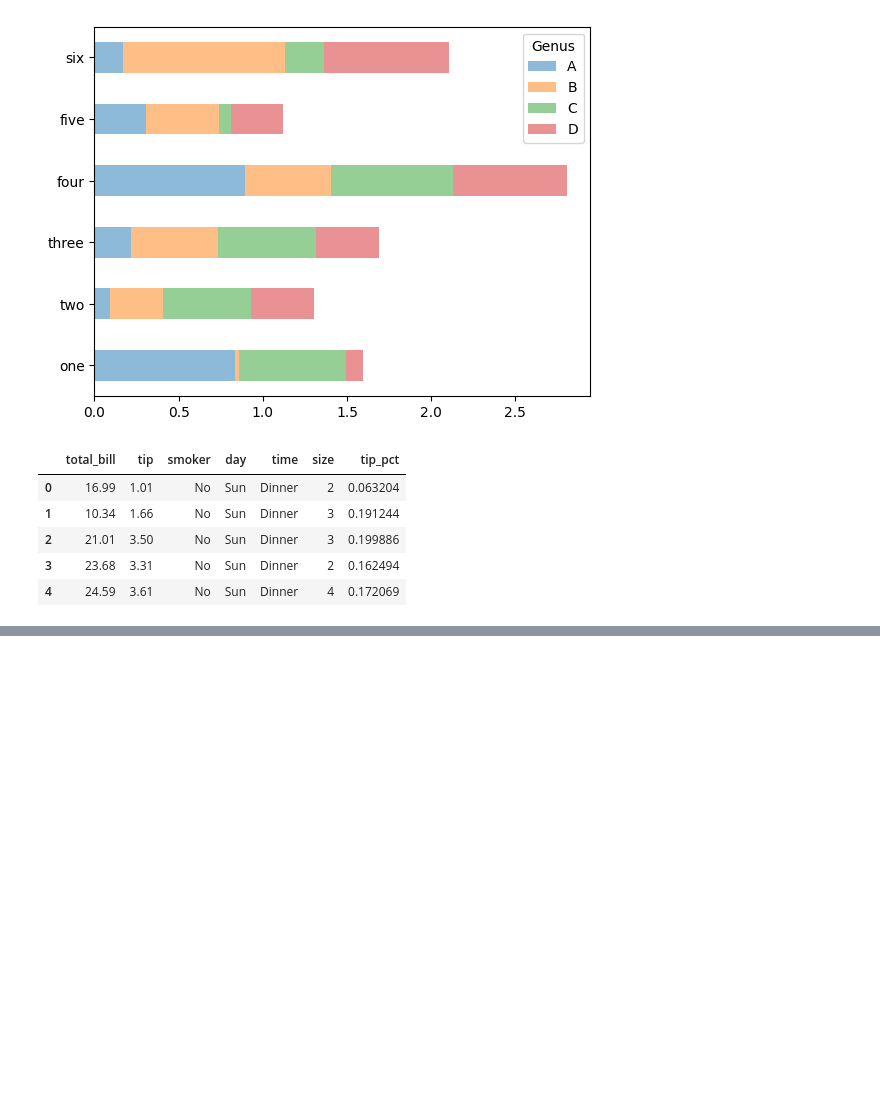
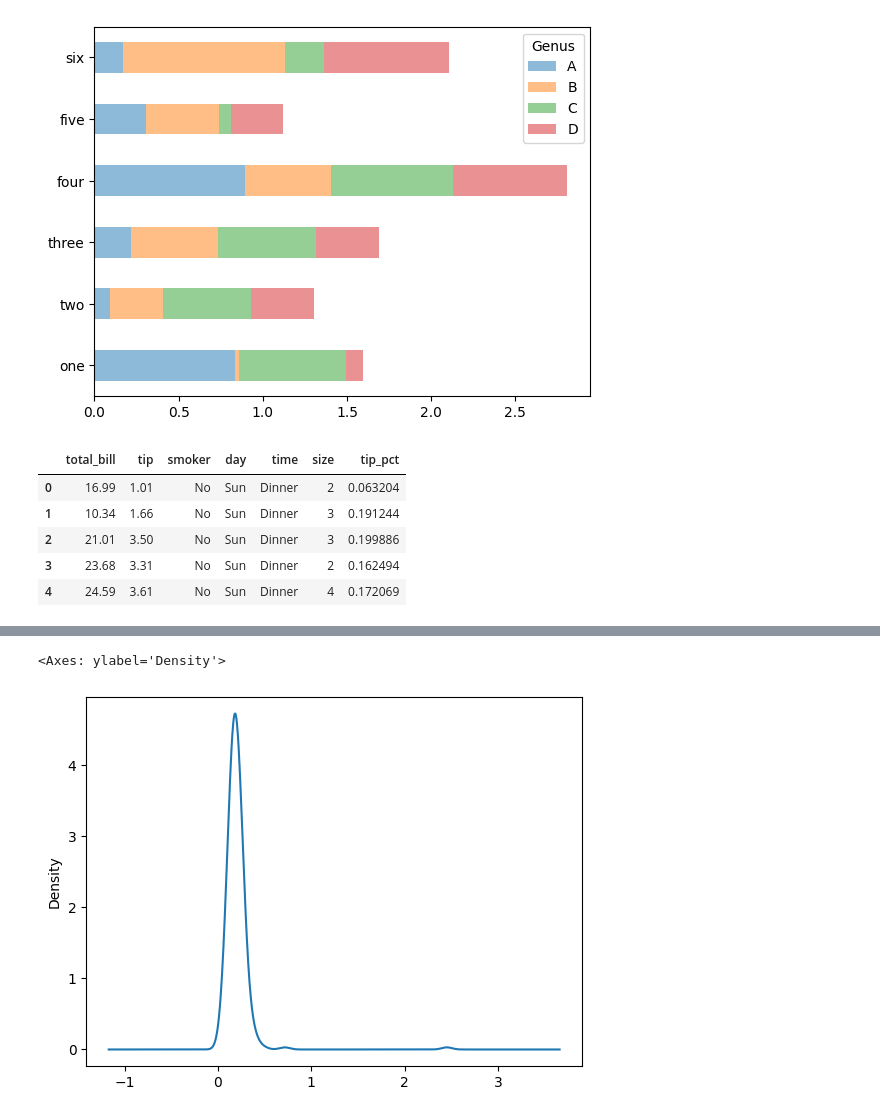
Before and after one commit to valdenio458/livro-python-para-analise-de-dados, a Jupyter notebook: capitulo_9.ipynb, the cells around one changed output, grey strips where cells are left out. Saved outputs shown, nothing was run; the diff lists cells and outputs as text; code cells hidden in the pictures; blank space fills up the shorter version.

Commit message:
9.2 Plotagem com o pandas e o seaborn

```diff
--- a/capitulo_9.ipynb
+++ b/capitulo_9.ipynb
@@ -273,0 +282,6 @@ sns.barplot(x='tip_pct', y='day', data=tips, orient='h')
+# %%
+# Plotagem de densidade
+tips['tip_pct'].plot.density()
+# %% [output]
+<Axes: ylabel='Density'>
+[figure, added]
```
Also changed, not shown: parts of 4 cells of this notebook.
